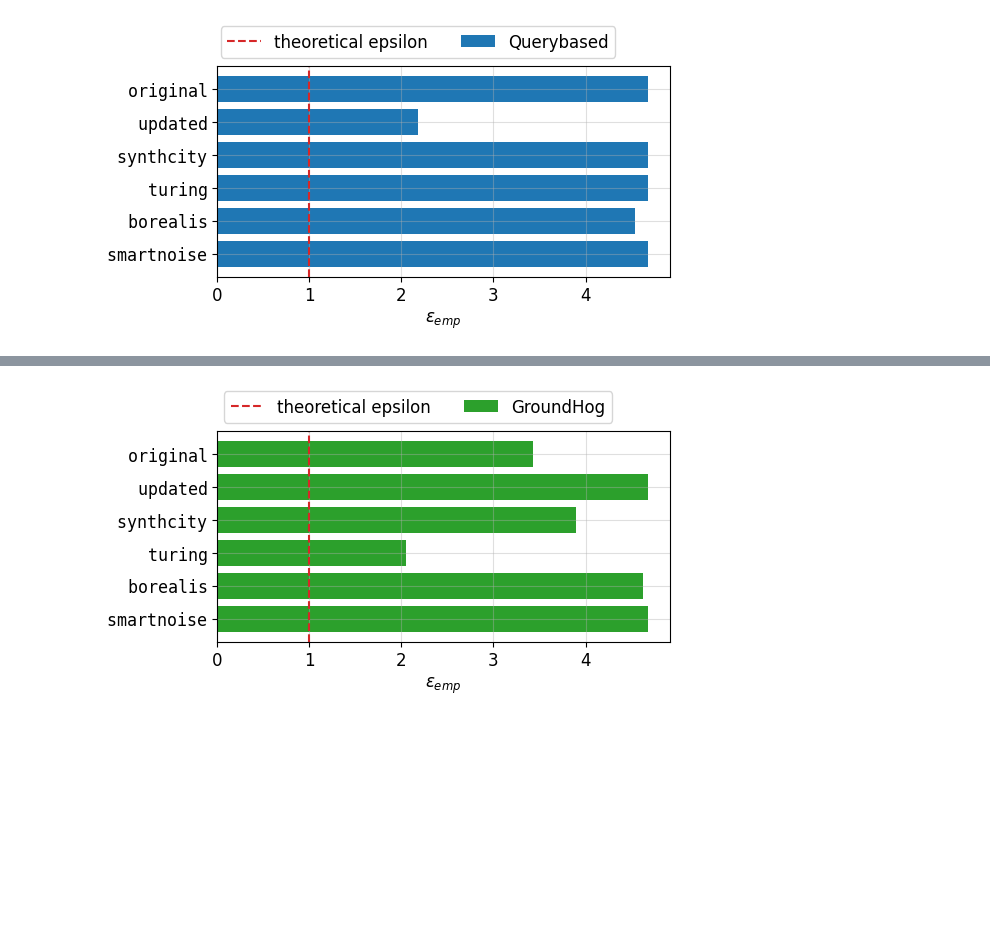
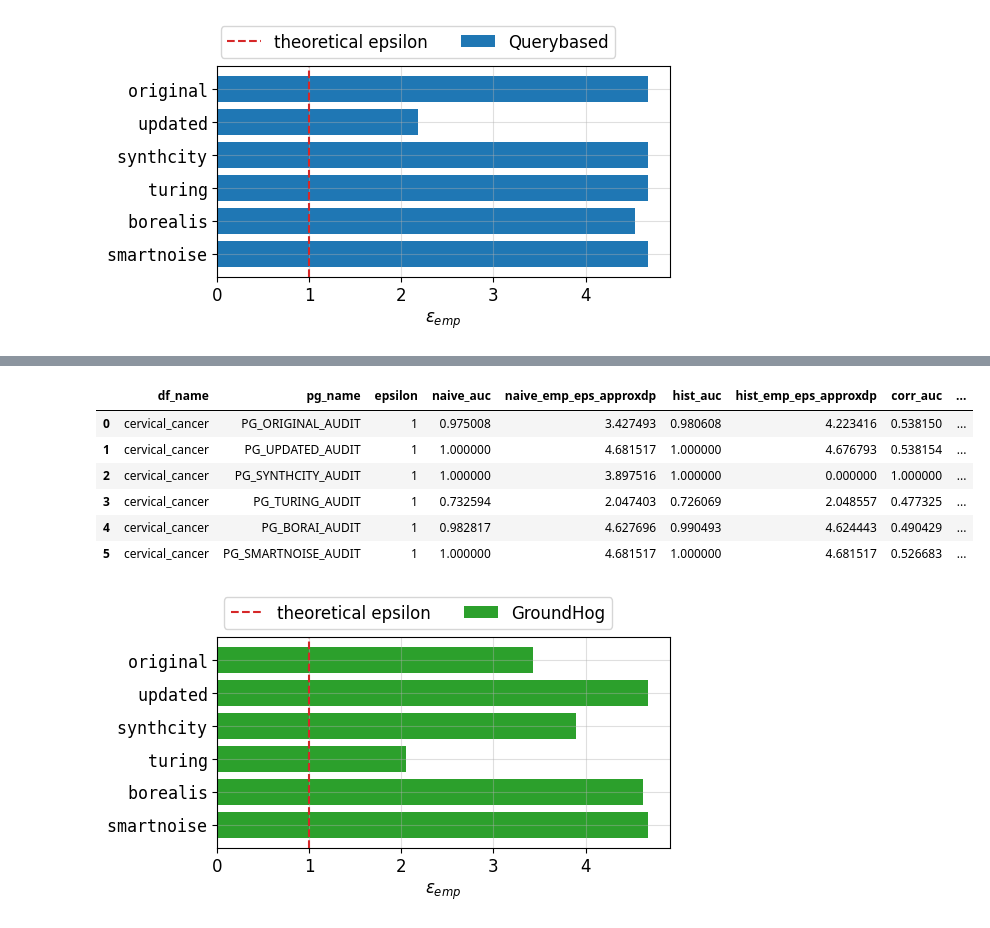
Before and after one commit to spalabucr/pategan-audit, a Jupyter notebook: code/nb_plot.ipynb, the cells around one changed output, grey strips where cells are left out. Drawn from its saved outputs; the diff is of its cells as text; code cells hidden in the pictures; blank space fills up the shorter version.

```diff
--- a/code/nb_plot.ipynb
+++ b/code/nb_plot.ipynb
@@ -536,7 +588,15 @@ audit_path = BASE_PATH / "audit" / "cervical_cancer_audit_bb.pkl.gz"
 # %%
 results_df = pd.read_pickle(audit_path)
 # %%
-# results_df
+results_df
+# %% [output]
+|  | df_name | pg_name | epsilon | naive_auc | naive_emp_eps_approxdp | hist_auc | hist_emp_eps_approxdp | corr_auc | ... |
+| 0 | cervical_cancer | PG_ORIGINAL_AUDIT | 1 | 0.975008 | 3.427493 | 0.980608 | 4.223416 | 0.538150 | ... |
+| 1 | cervical_cancer | PG_UPDATED_AUDIT | 1 | 1.000000 | 4.681517 | 1.000000 | 4.676793 | 0.538154 | ... |
+| 2 | cervical_cancer | PG_SYNTHCITY_AUDIT | 1 | 1.000000 | 3.897516 | 1.000000 | 0.000000 | 1.000000 | ... |
+| 3 | cervical_cancer | PG_TURING_AUDIT | 1 | 0.732594 | 2.047403 | 0.726069 | 2.048557 | 0.477325 | ... |
+| 4 | cervical_cancer | PG_BORAI_AUDIT | 1 | 0.982817 | 4.627696 | 0.990493 | 4.624443 | 0.490429 | ... |
+| 5 | cervical_cancer | PG_SMARTNOISE_AUDIT | 1 | 1.000000 | 4.681517 | 1.000000 | 4.681517 | 0.526683 | ... |
 # %%
 fig, ax = plt.subplots(1, figsize=(6, 3), layout='tight', squeeze=True)
 
```
Also changed, not shown: parts of 24 cells of this notebook, 34 other files.
